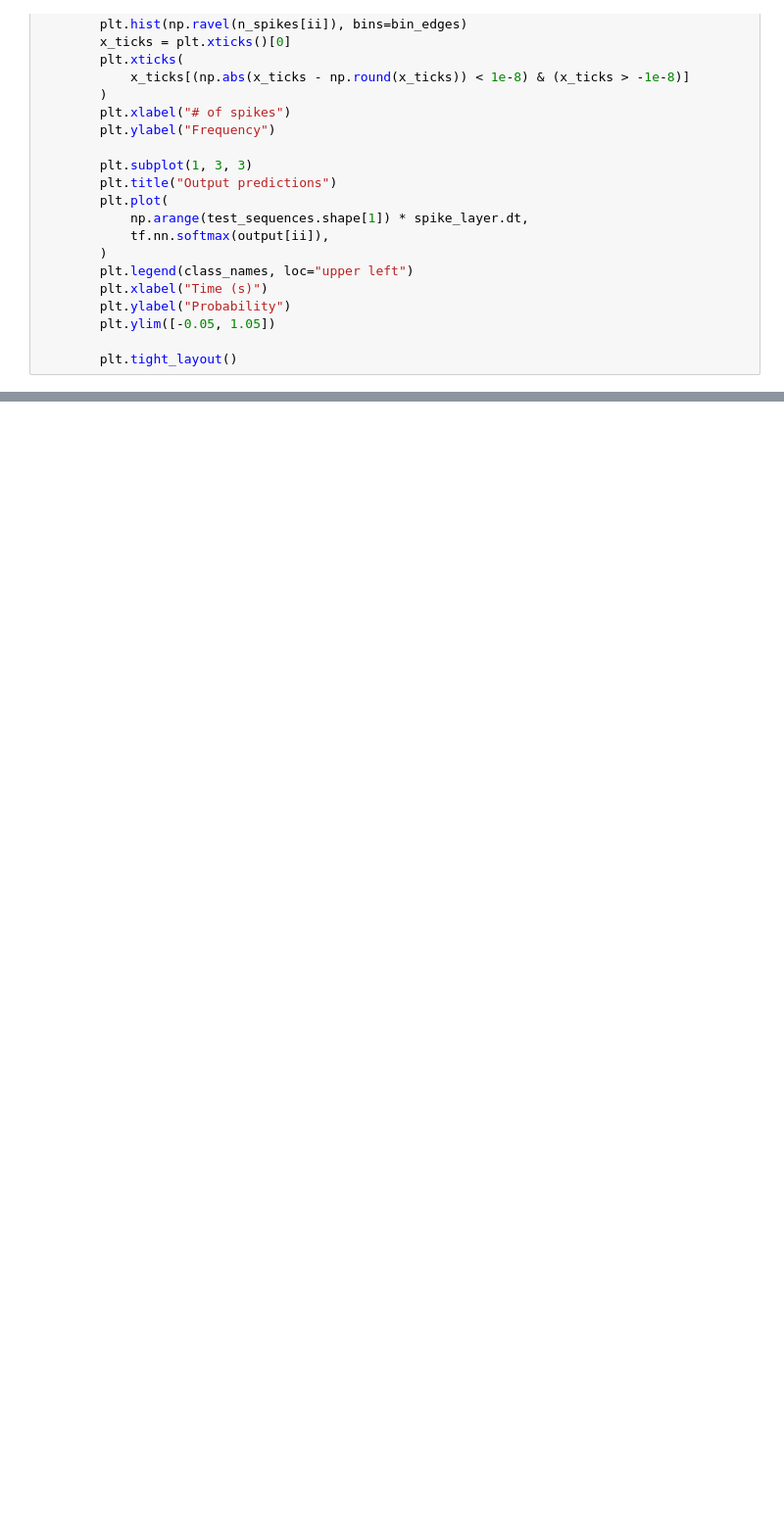
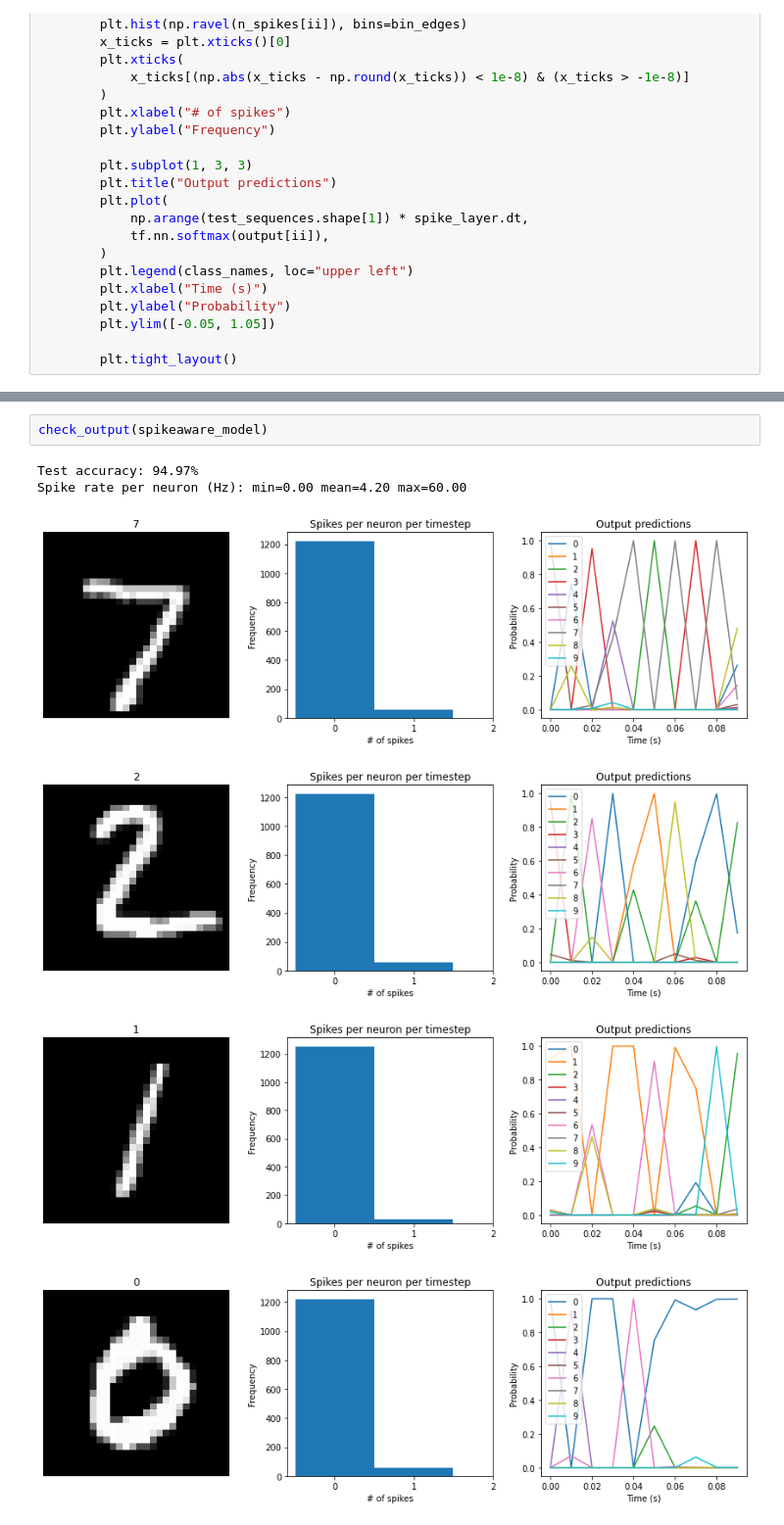
Before and after one commit to justinborromeo/syde-552-project, a Jupyter notebook: experiments/changing_dt.ipynb, the cells around one changed output, grey strips where cells are left out. Shown at 98% size. Cells and saved outputs as stored; diff of their text form; blank space fills up the shorter version.

```diff
--- a/experiments/changing_dt.ipynb
+++ b/experiments/changing_dt.ipynb
@@ -274,0 +290,9 @@ Spike rate per neuron (Hz): min=0.00 mean=0.39 max=48.10
+# %%
+check_output(spikeaware_model)
+# %% [output]
+Test accuracy: 94.97%
+Spike rate per neuron (Hz): min=0.00 mean=4.20 max=60.00
+[figure, added]
+[figure, added]
+[figure, added]
+[figure, added]
```
Also changed, not shown: parts of 9 cells of this notebook.
